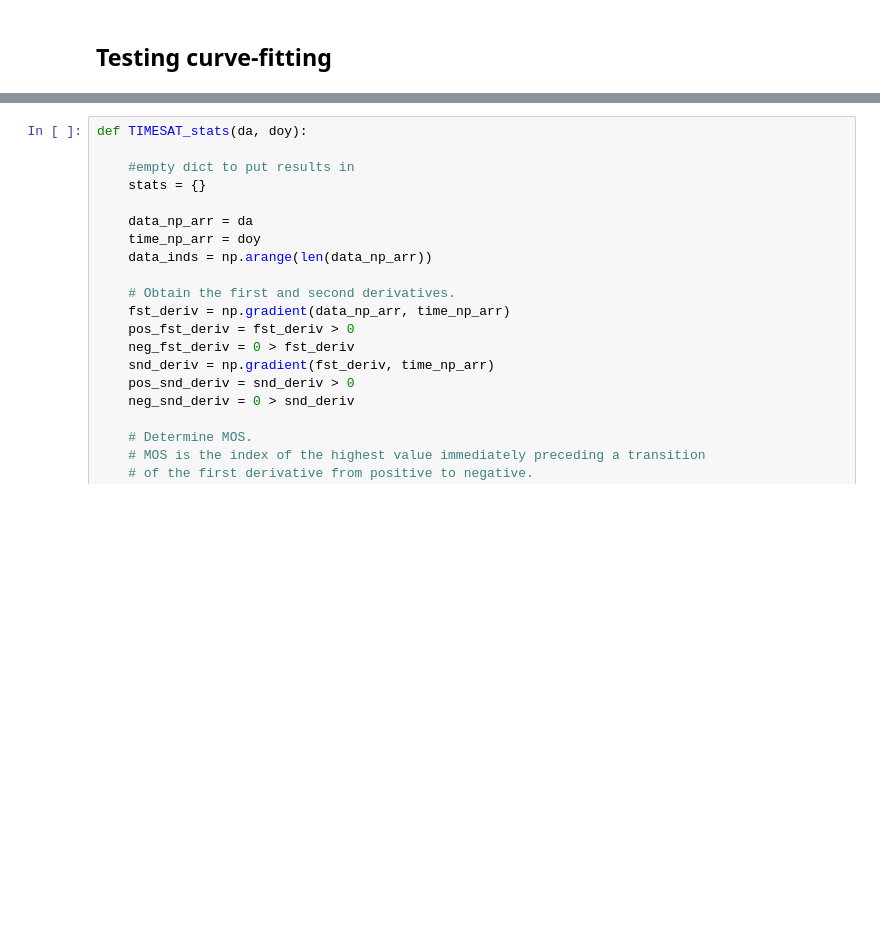
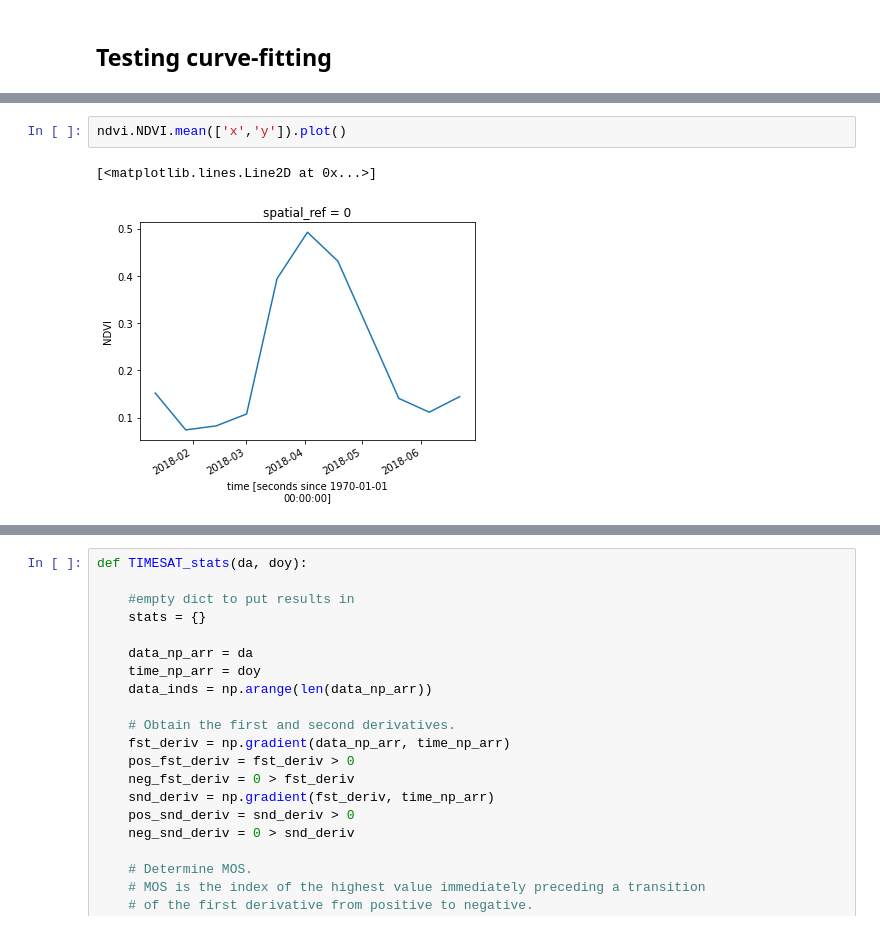
Before and after one commit to fivejjs/deafrica-sandbox-notebooks, a Jupyter notebook: crop_mask/test_phenology.ipynb, the cells around one changed output, grey strips where cells are left out. Saved outputs shown, nothing was run; the diff lists cells and outputs as text; blank space fills up the shorter version.

```diff
--- a/crop_mask/test_phenology.ipynb
+++ b/crop_mask/test_phenology.ipynb
@@ -315,0 +344,5 @@ xr.apply_ufunc(
+# %%
+ndvi.NDVI.mean(['x','y']).plot()
+# %% [output]
+[<matplotlib.lines.Line2D at 0x...>]
+[figure, added]
```
Also changed, not shown: parts of 16 cells of this notebook, 1 other file.
